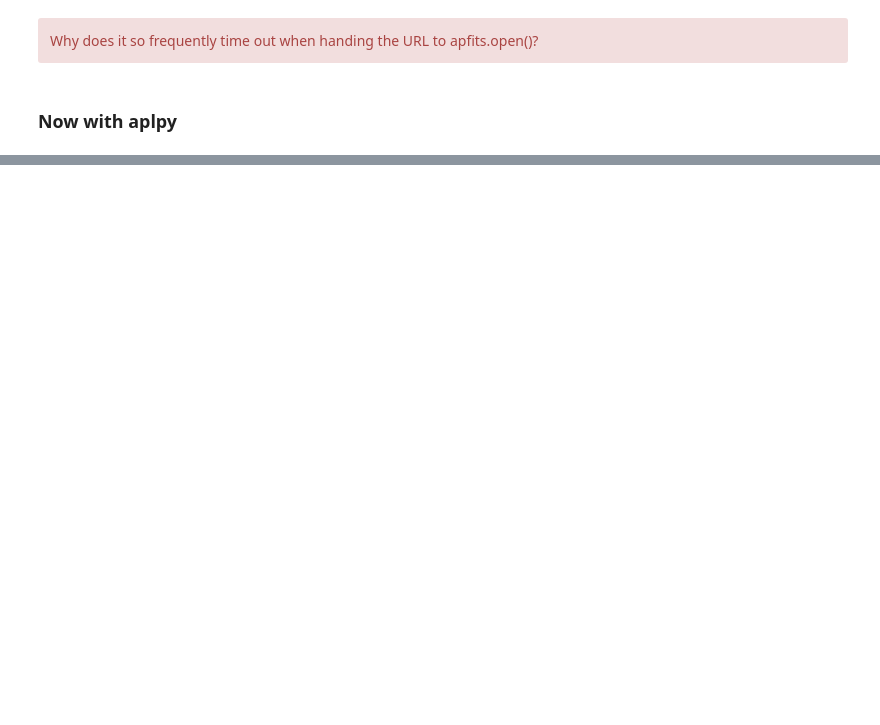
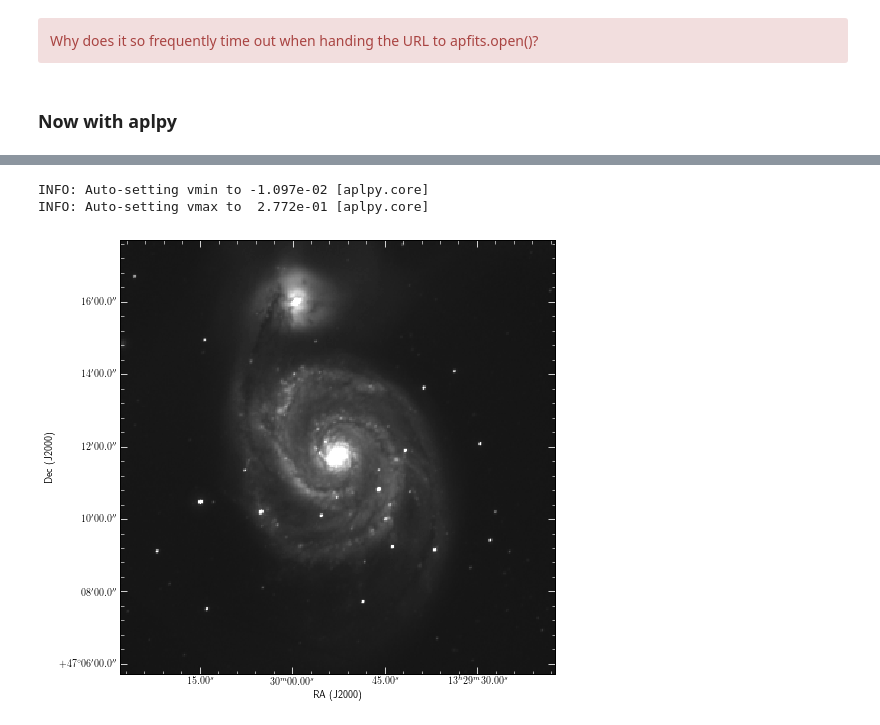
Before and after one commit to NASA-NAVO/aas_workshop_2018, a Jupyter notebook: heasarc/heasarc_Image_Access.ipynb, the cells around one changed output, grey strips where cells are left out. Drawn from its saved outputs; the diff is of its cells as text; code cells hidden in the pictures; blank space fills up the shorter version.

```diff
--- a/heasarc/heasarc_Image_Access.ipynb
+++ b/heasarc/heasarc_Image_Access.ipynb
@@ -227,0 +211,4 @@ gc.show_grayscale(stretch='log', vmin=0.1,vmax=1.)
+# %%
+print("Description of SkyView:\n")
+short_name='SkyView'
+print(cat_table[cat_table['short_name']==short_name]['res_description'][0])
@@ -227,0 +219,3 @@ gc.show_grayscale(stretch='log', vmin=0.1,vmax=1.)
+# %%
+service_url = cat_table[cat_table['short_name'] == short_name]['access_url'][0]
+print("The {short_name} URL is {servurl}".format(short_name=short_name, servurl=service_url))
@@ -227,0 +224,12 @@ gc.show_grayscale(stretch='log', vmin=0.1,vmax=1.)
+# %%
+# set the survey to SwiftUVOT
+survey="Swift"
+params = {'POS': pos, 'SIZE':'0.2', "NAXIS":"300,300", "SURVEY":"SwiftUVOT"}
+r = requests.get(service_url, params=params)
+skv_table = Table.read(io.BytesIO(r.content))
+# %%
+# get the URL FITS version of the image
+imurl = skv_table[skv_table['Format']=='image/fits']['URL'][0]
+
+# create the fits HDU instance
+hdu = apfits.open(imurl)
@@ -227,0 +238,7 @@ gc.show_grayscale(stretch='log', vmin=0.1,vmax=1.)
+# %%
+gc = aplpy.FITSFigure(hdu,figsize=(8,8))
+gc.show_grayscale()
+# %% [output]
+INFO: Auto-setting vmin to -1.097e-02 [aplpy.core]
+INFO: Auto-setting vmax to  2.772e-01 [aplpy.core]
+[figure, added]
```
Also changed, not shown: parts of 36 cells of this notebook, 3 other files.
